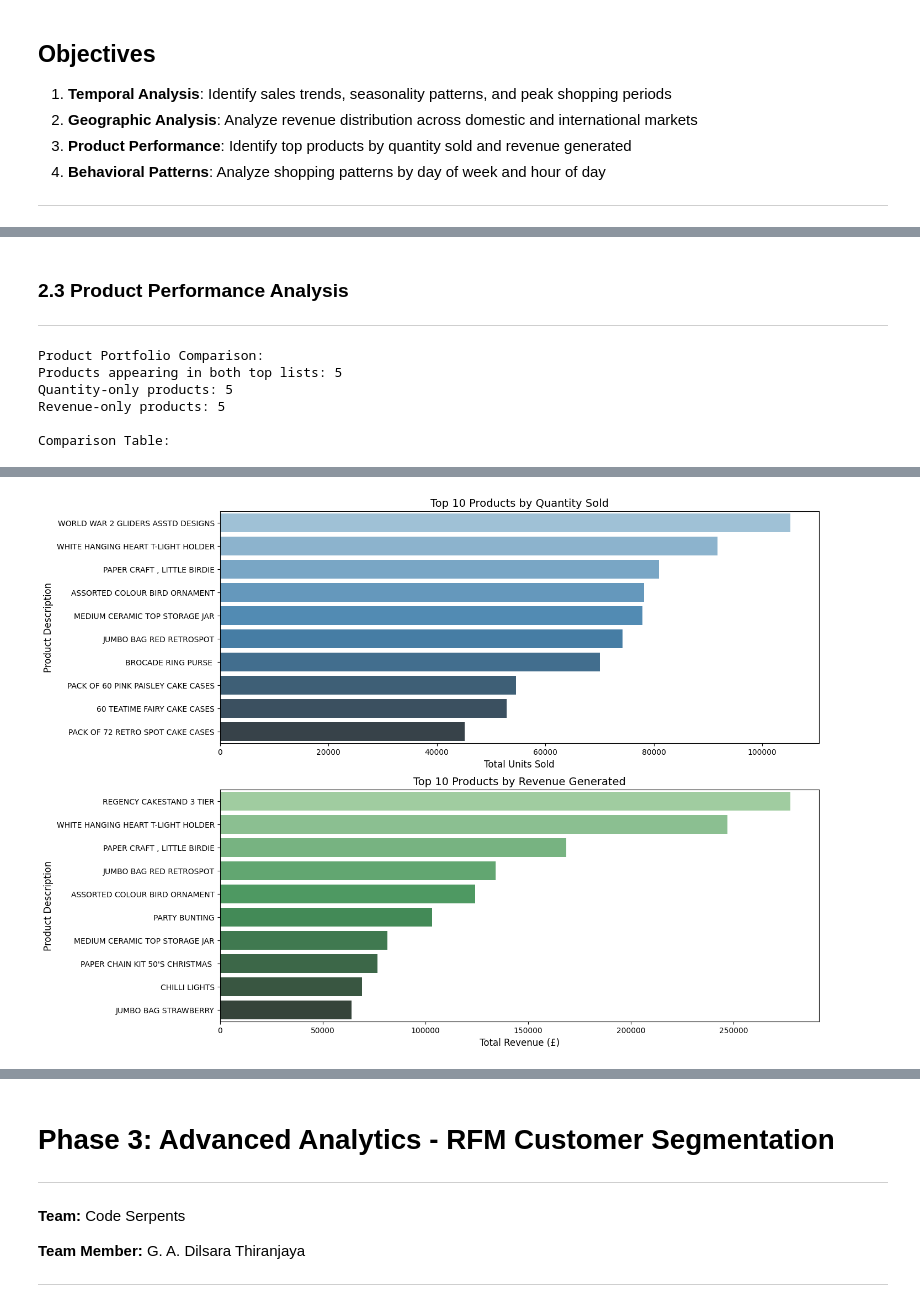
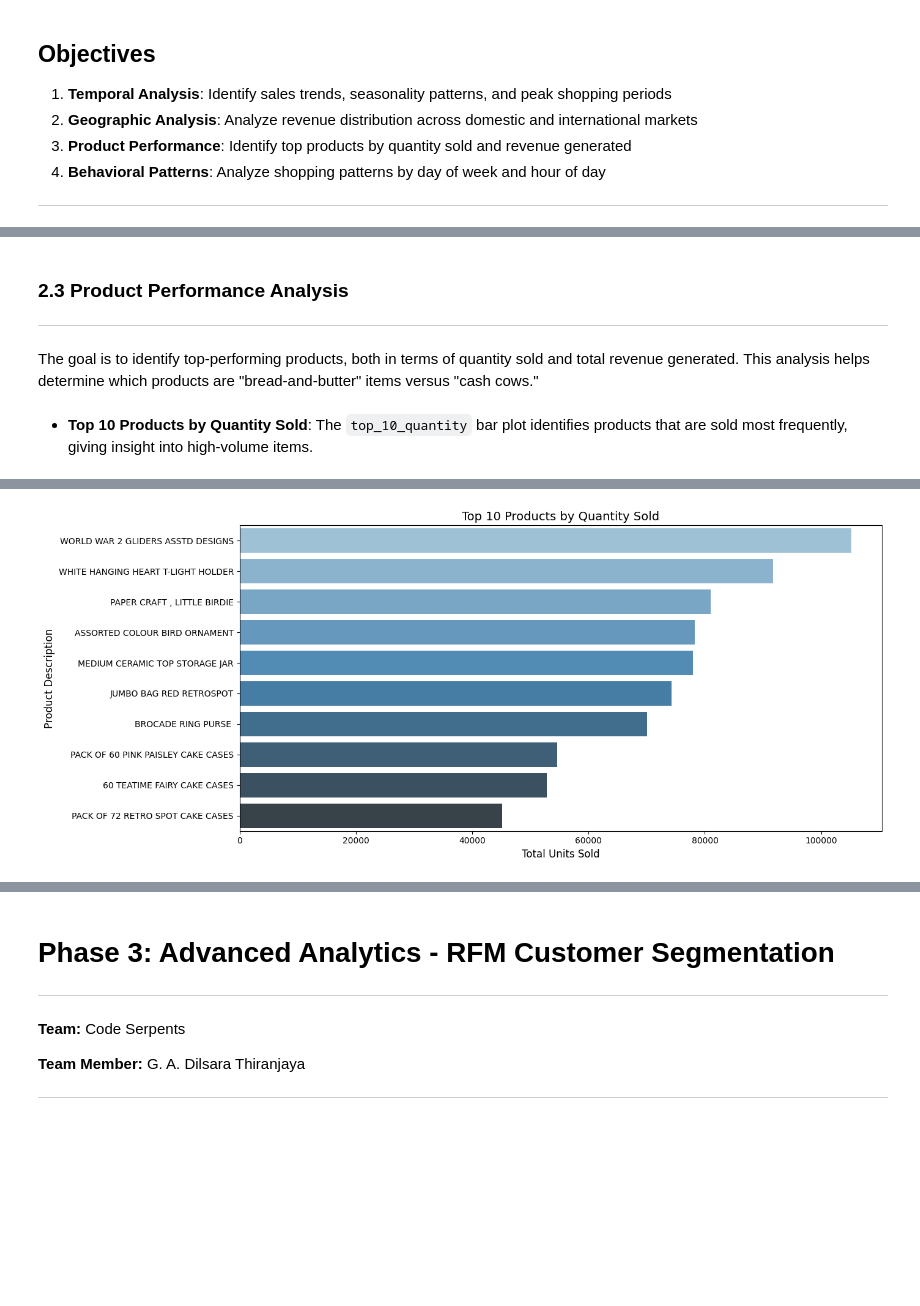
Before and after one commit to DilsaraThiranjaya/Strategic-Growth-Analysis-Team-Code-Serpents, a Jupyter notebook: notebooks/retail_analysis.ipynb, the cells around one changed output, grey strips where cells are left out. Drawn from its saved outputs; the diff is of its cells as text; code cells hidden in the pictures; blank space fills up the shorter version.

```diff
--- a/notebooks/retail_analysis.ipynb
+++ b/notebooks/retail_analysis.ipynb
@@ -337,0 +417,2 @@ This phase focuses on transforming raw, messy transactional data into a clean, a
+# %%
+df_clean = convert_data_types(df)
@@ -449,0 +466,13 @@ def get_product_analysis(df):
+# %%
+# Monthly Sales Revenue Analysis
+monthly_sales = df_clean.set_index('InvoiceDate').resample('M')['TotalPrice'].sum()
+
+plt.figure(figsize=(14, 6))
+monthly_sales.plot(kind='line', marker='o', linewidth=2)
+plt.title('Monthly Sales Revenue (Dec 2009 - Dec 2011)', fontsize=15)
+plt.xlabel('Month', fontsize=12)
+plt.ylabel('Revenue (£)', fontsize=12)
+plt.grid(True, linestyle='--', alpha=0.7)
+plt.xticks(rotation=45)
+plt.tight_layout()
+plt.show()
@@ -553,49 +605,26 @@ This section addresses **Objective 2 (Geographic Analysis)**.
 # %% [markdown]
 ### 2.3 Product Performance Analysis
 ---
+
+The goal is to identify top-performing products, both in terms of quantity sold and total revenue generated. This analysis helps determine which products are "bread-and-butter" items versus "cash cows."
+# %%
+product_performance = df_clean.groupby(['StockCode', 'Description']).agg(
+    TotalQuantity=('Quantity', 'sum'),
+    TotalRevenue=('TotalPrice', 'sum')
+).reset_index()
+# %% [markdown]
+* **Top 10 Products by Quantity Sold**: The `top_10_quantity` bar plot identifies products that are sold most frequently, giving insight into high-volume items.
 # %%
-# Product Performance Analysis
-product_data = get_product_analysis(df)
-
-# Visualizations
-fig, ax = plt.subplots(2, 1, figsize=(14, 12))
+# Top 10 by quantity
+top_10_quantity = product_performance.sort_values('TotalQuantity', ascending=False).head(10)
 
 # Quantity plot
-sns.barplot(x='TotalQuantity', y='Description', data=product_data['top_quantity'],
-            ax=ax[0], palette='Blues_d')
-ax[0].set_title('Top 10 Products by Quantity Sold', fontsize=14)
-ax[0].set_xlabel('Total Units Sold', fontsize=12)
-ax[0].set_ylabel('Product Description', fontsize=12)
-
-# Revenue plot
-sns.barplot(x='TotalRevenue', y='Description', data=product_data['top_revenue'],
-            ax=ax[1], palette='Greens_d')
-ax[1].set_title('Top 10 Products by Revenue Generated', fontsize=14)
-ax[1].set_xlabel('Total Revenue (£)', fontsize=12)
-ax[1].set_ylabel('Product Description', fontsize=12)
-
-# Comparison analysis
-comparison_df = product_data['comparison']
-
-print("\nProduct Portfolio Comparison:")
-print(f"Products appearing in both top lists: {comparison_df[comparison_df['_merge'] == 'both'].shape[0]}")
-print(f"Quantity-only products: {comparison_df[comparison_df['_merge'] == 'left_only'].shape[0]}")
-print(f"Revenue-only products: {comparison_df[comparison_df['_merge'] == 'right_only'].shape[0]}")
-
-# Create a comparison table
-comparison_table = pd.merge(
-    product_data['top_quantity'][['Description', 'TotalQuantity']],
-    product_data['top_revenue'][['Description', 'TotalRevenue']],
-    on='Description',
-    how='outer'
-).fillna('Not in Top 10')
-
-print("\nComparison Table:")
-display(comparison_table)
+plt.figure(figsize=(14, 6))
+sns.barplot(x='TotalQuantity', y='Description', data=top_10_quantity,
+            palette='Blues_d')
+plt.title('Top 10 Products by Quantity Sold', fontsize=14)
+plt.xlabel('Total Units Sold', fontsize=12)
+plt.ylabel('Product Description', fontsize=12)
+plt.tight_layout()
+plt.show()
 # %% [output]
-Product Portfolio Comparison:
-Products appearing in both top lists: 5
-Quantity-only products: 5
-Revenue-only products: 5
-
-Comparison Table:
@@ -618 +631 @@ Comparison Table:
-[figure, old version]
+[figure, new version]
```
Also changed, not shown: parts of 99 cells of this notebook.
